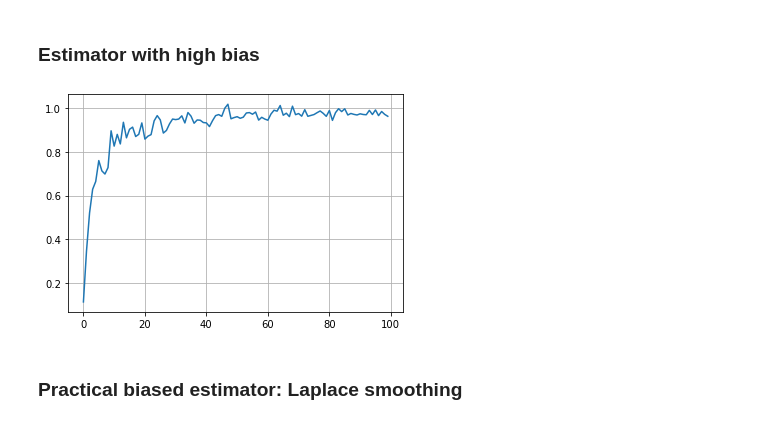
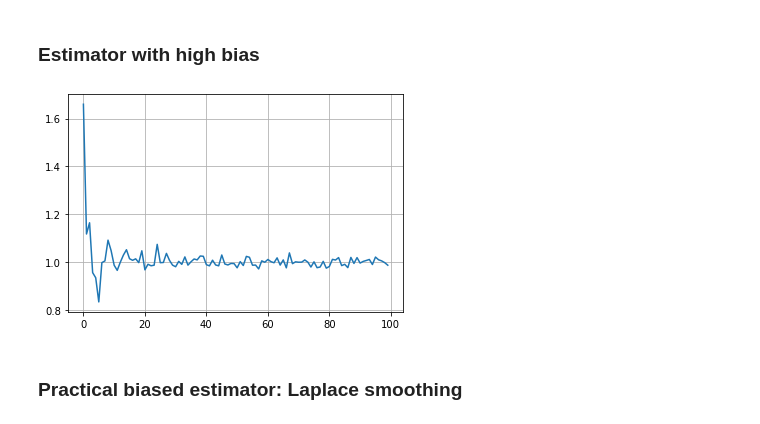
Before and after one commit to lisitsyn/courses, a Jupyter notebook: hse-aml/HSE-AML-4.ipynb, the cells around one changed output. Saved outputs shown, nothing was run; the diff lists cells and outputs as text; code cells hidden in the pictures.

```diff
--- a/hse-aml/HSE-AML-4.ipynb
+++ b/hse-aml/HSE-AML-4.ipynb
@@ -72,12 +71,12 @@ $$
 ### Estimator with high bias
 # %%
 def biased_estimator(values):
-    return (values.sum()) / (len(values) + 100)
+    return (values.sum()) / (len(values))
 
 ys = [biased_estimator(np.random.randn(i) + 1.0) for i in range(10, 5000, 50)]
 plt.plot(ys); plt.grid()
 # %% [output]
-[figure, old version]
+[figure, new version]
 # %% [markdown]
 ### Practical biased estimator: Laplace smoothing
 # %% [markdown]
```
Also changed, not shown: parts of 4 cells of this notebook, 11 other files.
